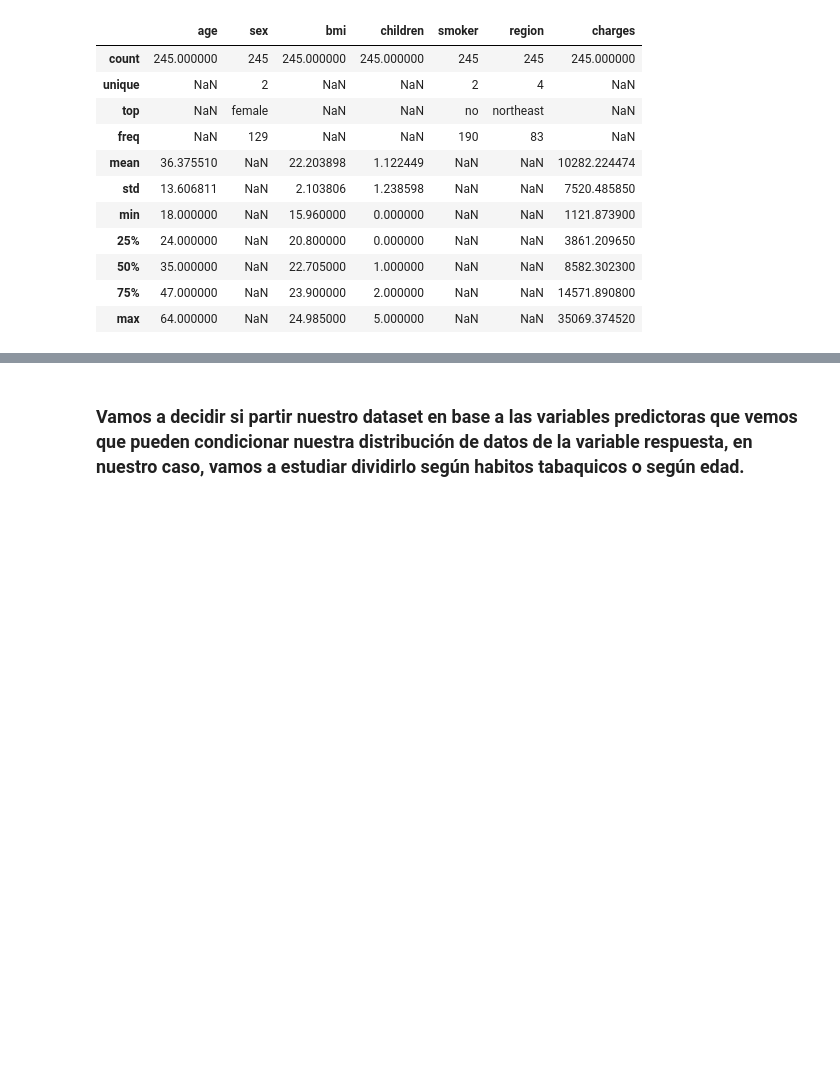
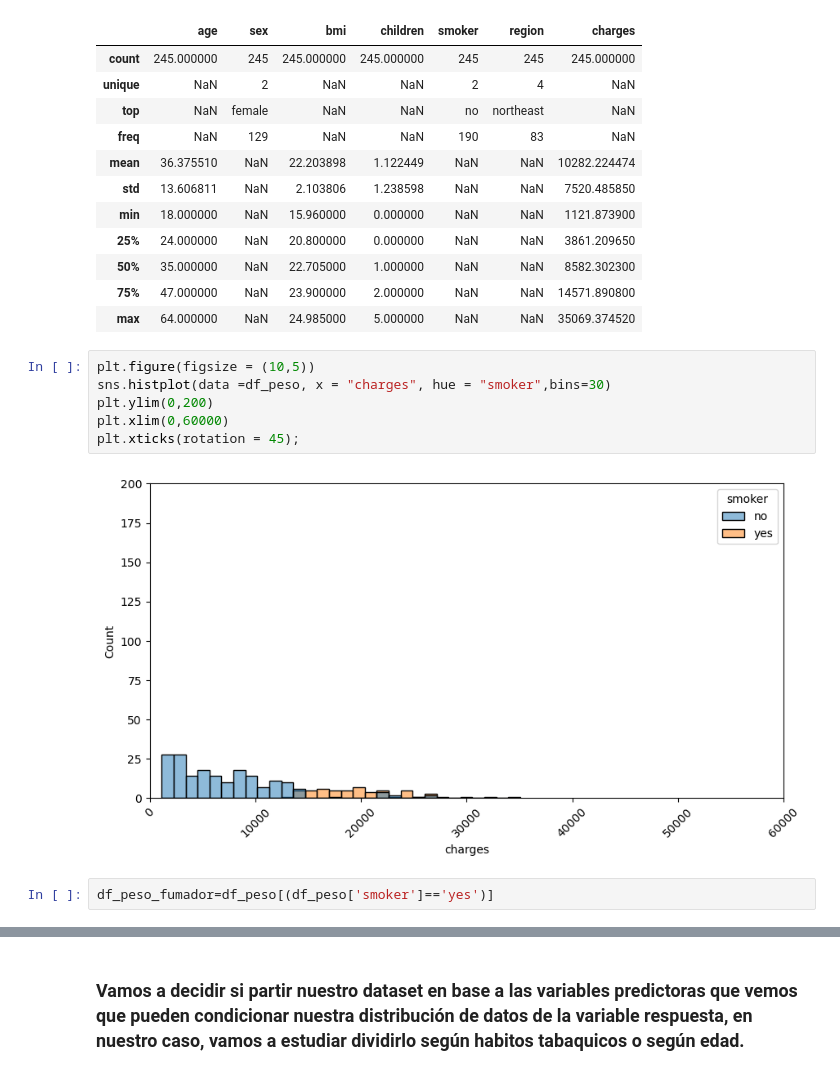
Before and after one commit to AnaGonBu/Proyecto_google, a Jupyter notebook: 01-RL-ML-Intro.ipynb, the cells around one changed output, grey strips where cells are left out. Cells and saved outputs as stored; diff of their text form; blank space fills up the shorter version.

```diff
--- a/01-RL-ML-Intro.ipynb
+++ b/01-RL-ML-Intro.ipynb
@@ -375,3 +354,13 @@ df_peso.describe(include='all')#190 registros de fumadores y el 75% tienen prima
 | 50% | 35.000000 | NaN | 22.705000 | 1.000000 | NaN | NaN | 8582.302300 |
 | 75% | 47.000000 | NaN | 23.900000 | 2.000000 | NaN | NaN | 14571.890800 |
 | max | 64.000000 | NaN | 24.985000 | 5.000000 | NaN | NaN | 35069.374520 |
+# %%
+plt.figure(figsize = (10,5))
+sns.histplot(data =df_peso, x = "charges", hue = "smoker",bins=30)
+plt.ylim(0,200)
+plt.xlim(0,60000)
+plt.xticks(rotation = 45);
+# %% [output]
+[figure, added]
+# %%
+df_peso_fumador=df_peso[(df_peso['smoker']=='yes')]
```
Also changed, not shown: parts of 14 cells of this notebook.
